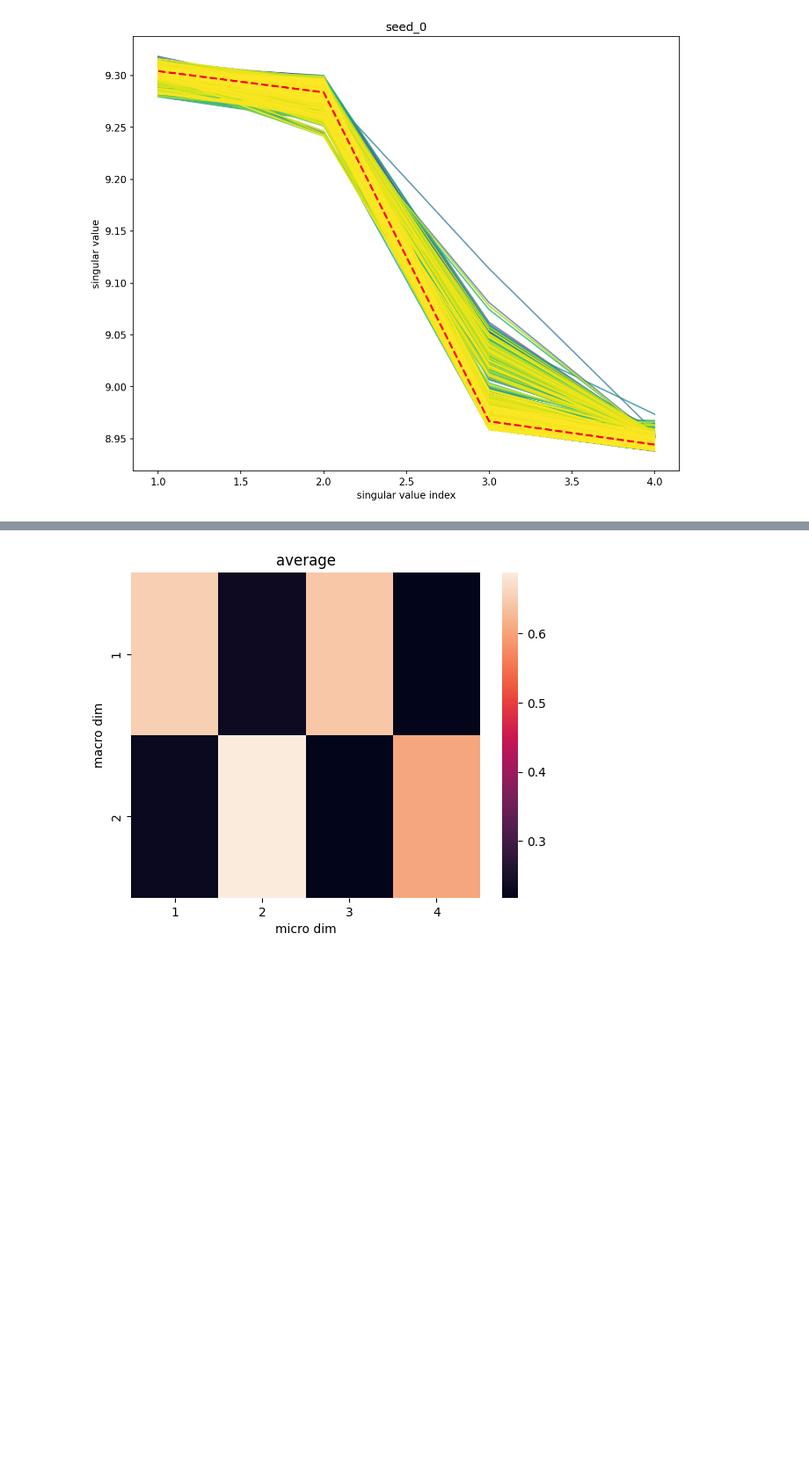
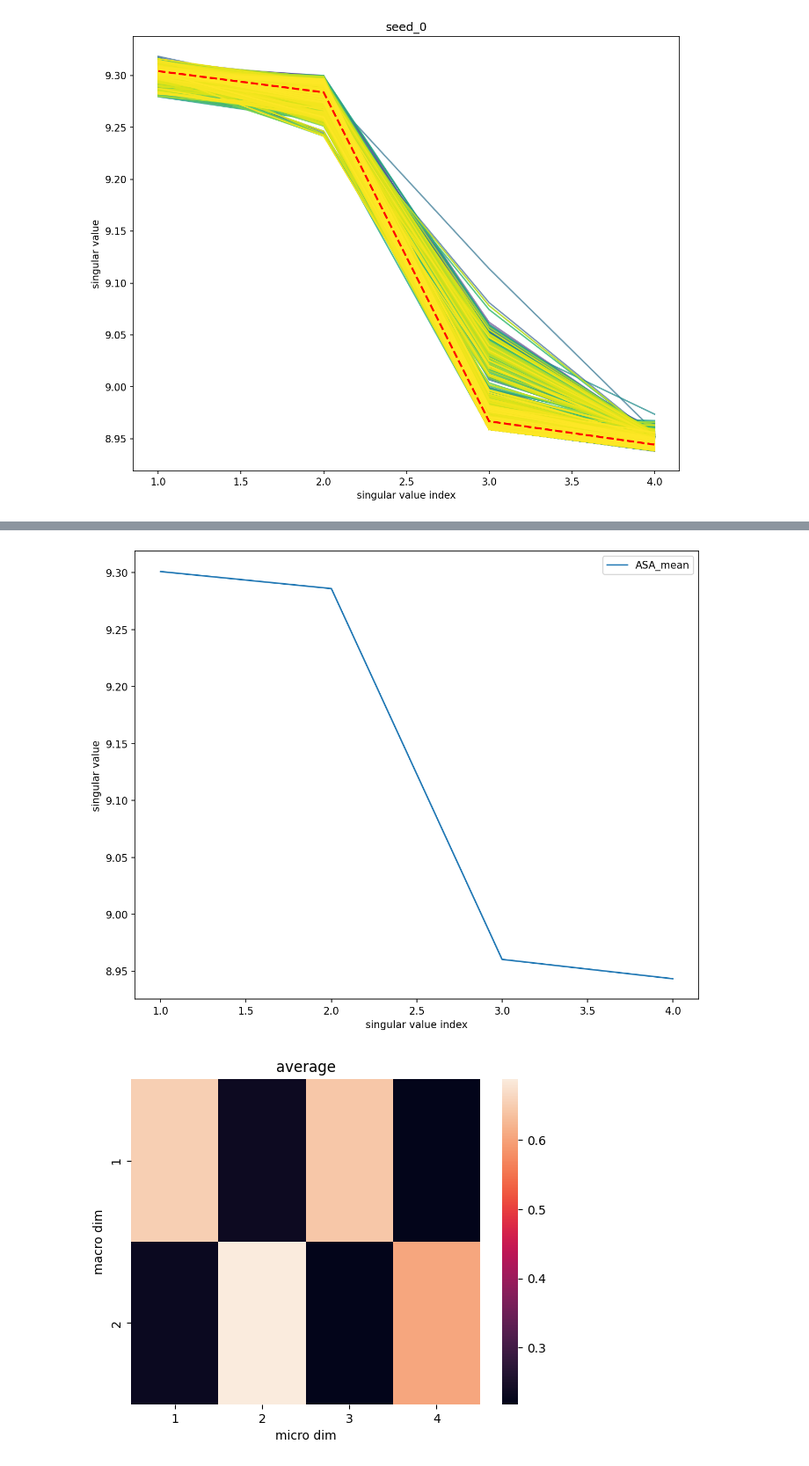
Before and after one commit to Matthew-ymz/Time-series-forecasting-for-causal-emergence, a Jupyter notebook: postprocessing/SIR_analy.ipynb, the cells around one changed output, grey strips where cells are left out. Shown at 88% size. Drawn from its saved outputs; the diff is of its cells as text; code cells hidden in the pictures; blank space fills up the shorter version.

```diff
--- a/postprocessing/SIR_analy.ipynb
+++ b/postprocessing/SIR_analy.ipynb
@@ -23,3 +58,54 @@ singular, us, vts, mats, Sigs = plot_singular(setting, seed = 1, start=start, en
+# %%
+from svd_tool import svd_jacs
+from svd_tool import cal_W
+from svd_tool import create_block_diagonal_matrix
+
+def cal_W_mean(matrix_a, matrix_b, abs_bool=False):
+    n = mats[1][0].shape[0]
+    block_matrix = create_block_diagonal_matrix(matrix_a, matrix_b)
+    U, S, VT = np.linalg.svd(block_matrix)
+
+    U2 = U[:n,:] + U[n:,:]
+    U2 = U2 @ np.diag(S)
+    U2U, S2, V2T = np.linalg.svd(U2)
+    if abs_bool:
+        U2U = np.abs(U2U)
+    return U2U, S2, V2T
+
+def plot_singular3(test_id_first, micro_dims=4, seed = 0, start=1, end=1000, interval=1, abs_bool=False):
+    singular, us, vts, mats, Sigs = svd_jacs(test_id_first, start, end, interval, seed, abs_bool)
+    num_lines = (end - start) // interval + 1
+    plt.figure(figsize=(10,8),dpi=150)
+    ma_arrs = np.zeros([num_lines, micro_dims, micro_dims])
+    mb_arrs = np.zeros([num_lines, micro_dims, micro_dims])
+    for idx, i in enumerate(range(start, end, interval)):
+        Sigma_pinv = np.linalg.inv(Sigs[i][0]) #np.linalg.pinv(Sigma, rcond=1e-15)
+        matrix_a = np.conj(mats[i][0]).T @ Sigma_pinv @ mats[i][0]
+        matrix_b = Sigma_pinv
+        ma_arrs[idx,:, :] = matrix_a
+        mb_arrs[idx,:, :] = matrix_b
+    ma_mean = np.mean(ma_arrs, axis=0)
+    mb_mean = np.mean(mb_arrs, axis=0)
+    U2U, S2, V2T = cal_W_mean(ma_mean, mb_mean, abs_bool=False)
+    S_log = np.log(S2)
+
+    plt.plot([j+1 for j in range(len(S_log))], S_log , label=f'ASA_mean')
+
+    plt.xlabel('singular value index')
+    plt.ylabel('singular value')
+    plt.legend()
+    plt.show()
+
+    return singular, us, vts, mats, Sigs
+
+setting = 'long_term_forecast_for_macro_dyn_NN_SIR_samp1000_sigma0.01_rho-0.5_dm128_layer1_'
+start = 1
+end = 6000
+interval = 1
+seq_len = 1
+singular, us, vts, mats, Sigs = plot_singular3(setting, seed = 1, start=start, end=end, interval=interval)
+# %% [output]
+[figure, added]
 # %%
 micro_dims = 4
 macro_dims = 2
```
Also changed, not shown: parts of 2 cells of this notebook.
